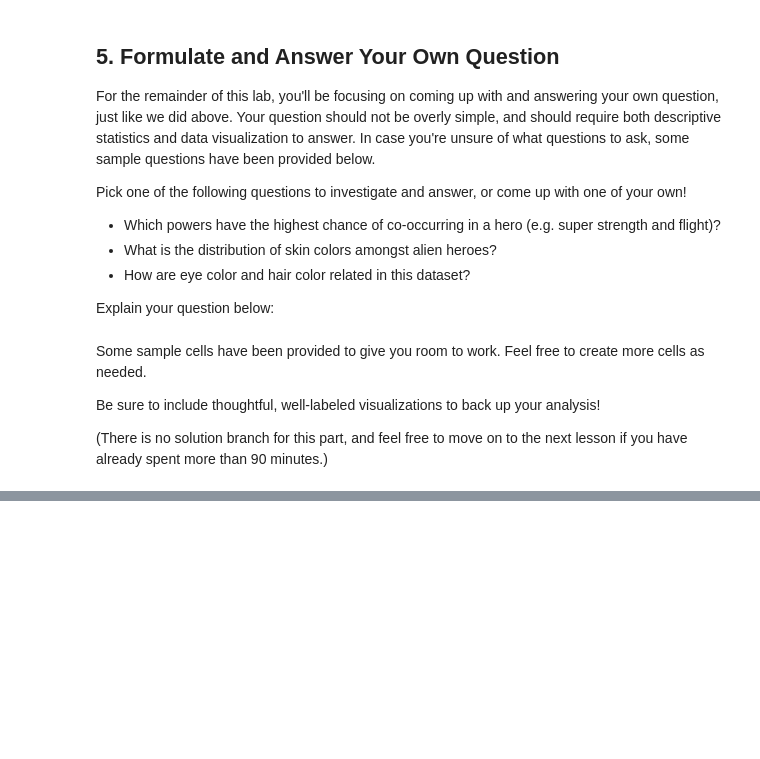
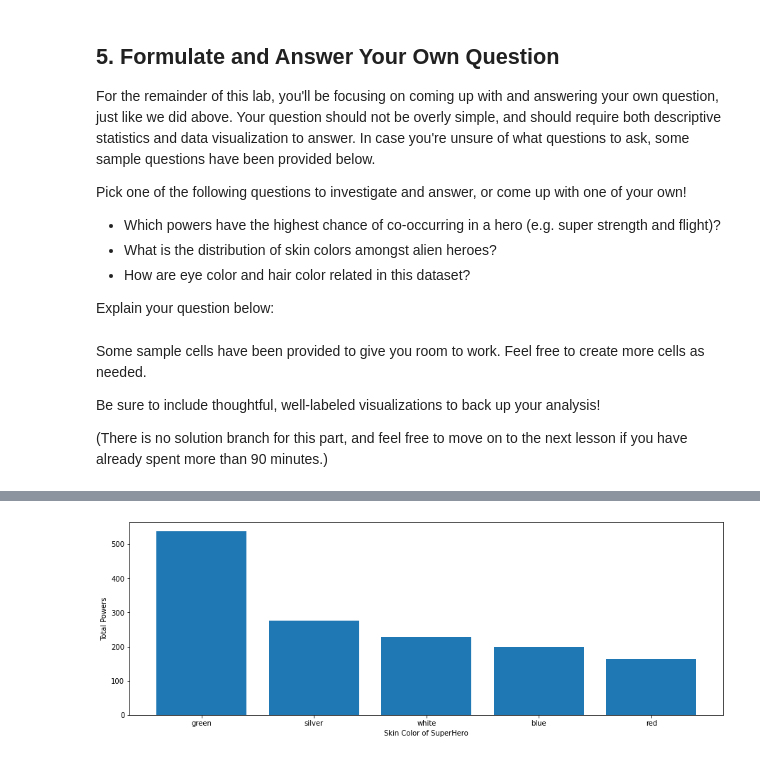
Before and after one commit to ashwin-murty/dsc-pandas-data-cleaning-lab, a Jupyter notebook: index.ipynb, the cells around one changed output, grey strips where cells are left out. Cells and saved outputs as stored; diff of their text form; code cells hidden in the pictures; blank space fills up the shorter version.

```diff
--- a/index.ipynb
+++ b/index.ipynb
@@ -784,0 +900,5 @@ In this lab, you demonstrated your mastery of using pandas to clean and aggregat
+# %%
+necc_cols = list(powers_df.index)
+necc_cols.append("Skin color")
+question_5_df = question_5_df[necc_cols]
+question_5_df
@@ -784,0 +919,5 @@ In this lab, you demonstrated your mastery of using pandas to clean and aggregat
+# %%
+total_powers = question_5_df.groupby("Skin color").sum()
+# %%
+total_powers["Sum"] = total_powers.sum(axis = 1)
+total_powers
@@ -784,0 +944,16 @@ In this lab, you demonstrated your mastery of using pandas to clean and aggregat
+# %%
+total_powers.reset_index(drop = False, inplace = True)
+total_powers
+most_common_powers = total_powers.sort_values(by="Sum", ascending=False)[:5]
+# %%
+
+
+fig, ax = plt.subplots(ncols=1, figsize=(15, 5))
+
+ax.bar(
+    x=most_common_powers["Skin color"], height=most_common_powers["Sum"]
+)
+ax.set_ylabel("Total Powers")
+ax.set_xlabel("Skin Color of SuperHero");
+# %% [output]
+[figure, added]
```
Also changed, not shown: parts of 23 cells of this notebook.
